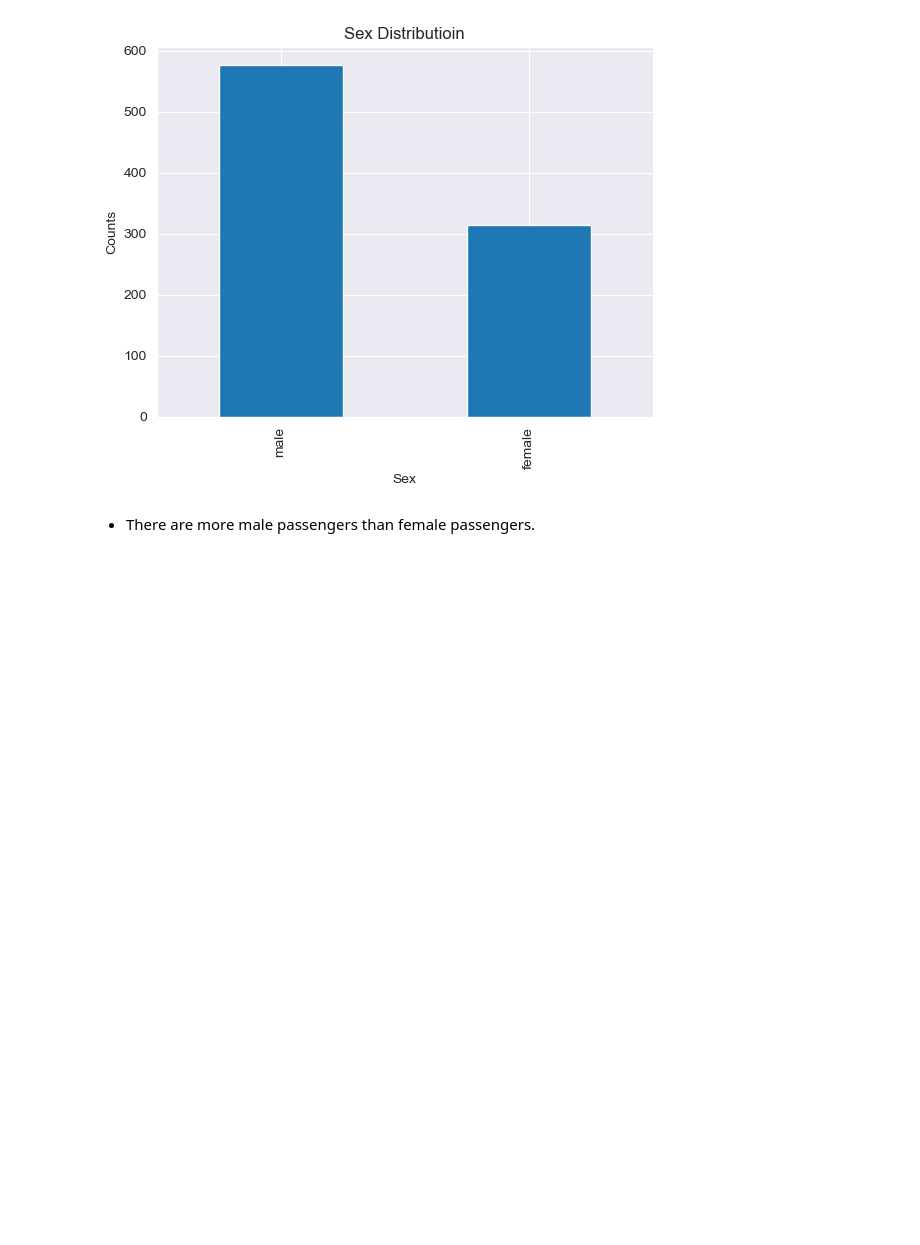
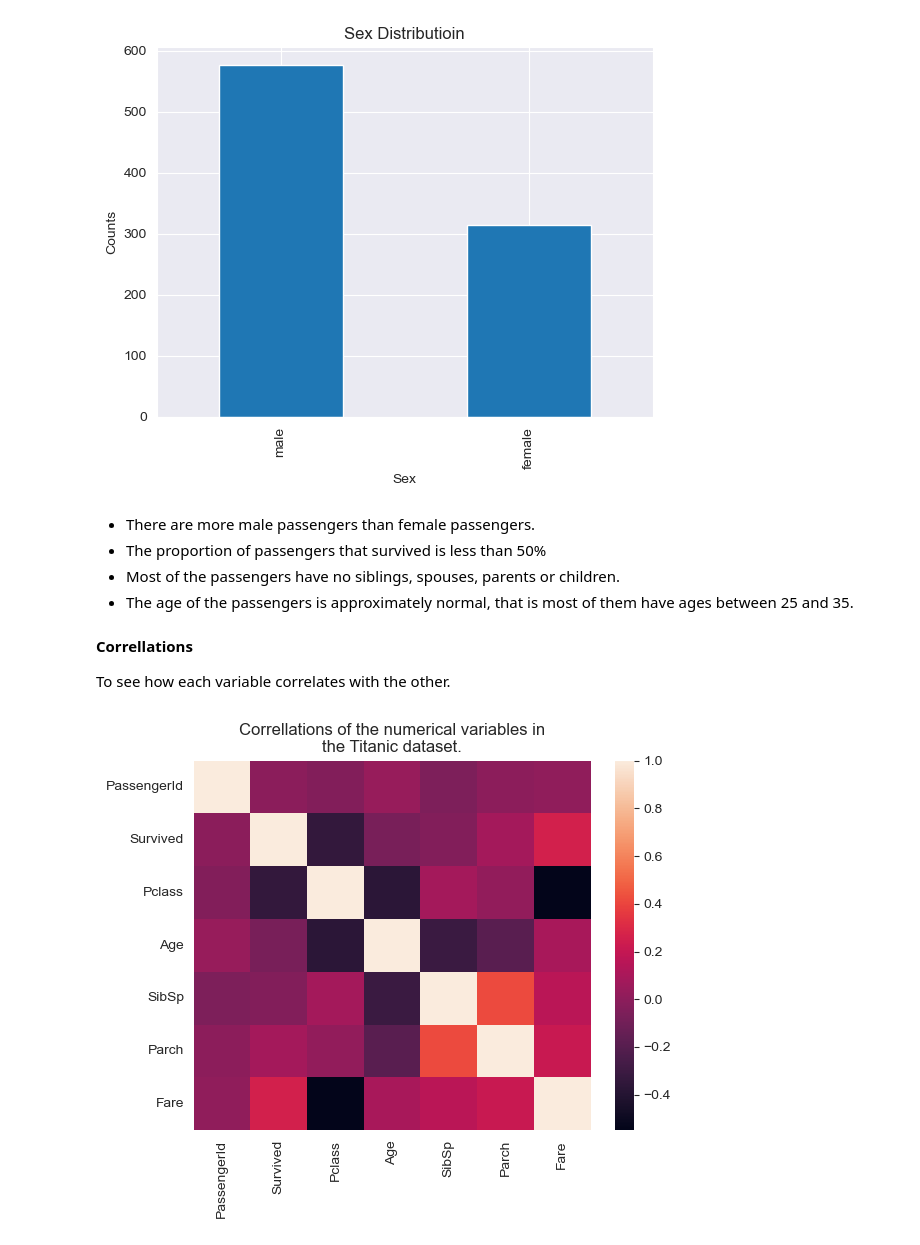
Before and after one commit to muyiwa-obadara/CODSOFT, a Jupyter notebook: titanic/titabic.ipynb, the cells around one changed output. Saved outputs shown, nothing was run; the diff lists cells and outputs as text; code cells hidden in the pictures; blank space fills up the shorter version.

Commit message:
titanic

```diff
--- a/titanic/titabic.ipynb
+++ b/titanic/titabic.ipynb
@@ -116,3 +118,16 @@ plt.show()
 [figure]
 # %% [markdown]
 - There are more male passengers than female passengers.
+- The proportion of passengers that survived is less than 50%
+- Most of the passengers have no siblings, spouses, parents or children.
+- The age of the passengers is approximately normal, that is most of them have ages between 25 and 35.
+# %% [markdown]
+**Correllations**
+
+To see how each variable correlates with the other.
+# %%
+correllation_matrix = df_num.corr()
+ax = sns.heatmap(correllation_matrix)
+cor_matrix_titile = ax.set_title("Correllations of the numerical variables in\nthe Titanic dataset.")
+# %% [output]
+[figure, added]
```
Also changed, not shown: parts of 9 cells of this notebook.
